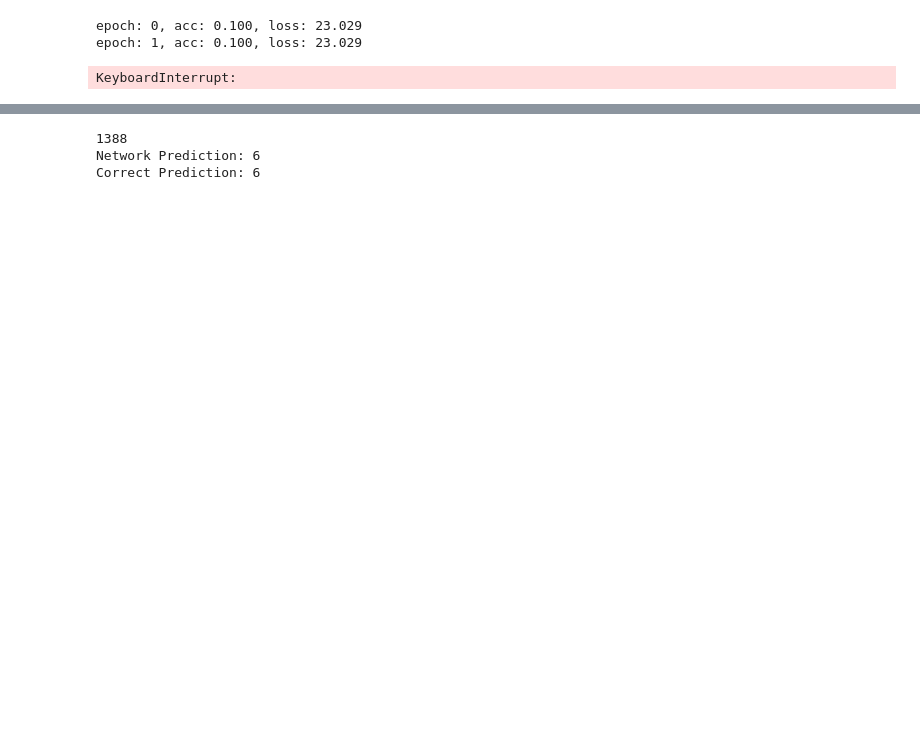
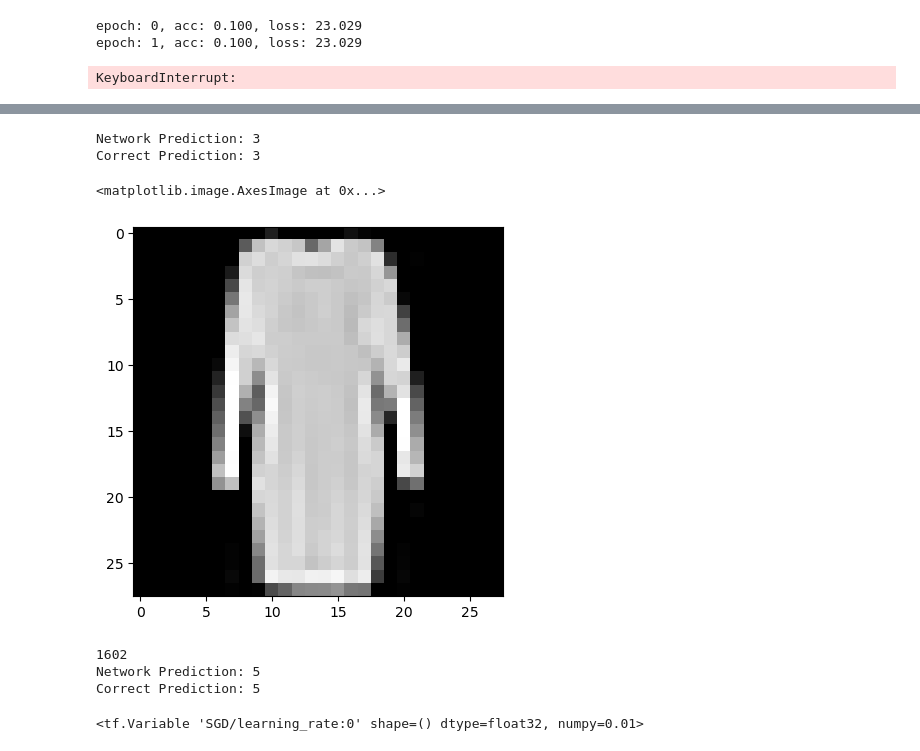
Before and after one commit to TENBrnak/CNNs_from_scratch, a Jupyter notebook: seminarka.ipynb, the cells around one changed output, grey strips where cells are left out. Cells and saved outputs as stored; diff of their text form; code cells hidden in the pictures; blank space fills up the shorter version.

Commit message:
dense model for fashion mnist

```diff
--- a/seminarka.ipynb
+++ b/seminarka.ipynb
@@ -235,7 +236,7 @@ class Network:
 # %%
 x, num_inputs = read_mnist_images('mnist/train-images.idx3-ubyte')
 x = x.reshape((-1, 1, 28, 28))
-x = x / 255.
+x = x.reshape(-1, 784) / 255.
 y = one_hot_encode(read_mnist_labels('mnist/train-labels.idx1-ubyte'), 10)
 # %%
 network1 = Network([
@@ -293,5 +293,5 @@ count/10000
 # %%
 x_fashion, num_inputs_fashion = read_mnist_images('fashion_mnist/train-images-idx3-ubyte')
 x_fashion = x.reshape((-1, 1, 28, 28))
-x_fashion = x_fashion / 255.
+x_fashion = x_fashion.reshape(-1, 784) / 255.
 y_fashion = one_hot_encode(read_mnist_labels('fashion_mnist/train-labels-idx1-ubyte'), 10)
@@ -364,8 +298,3 @@ Correct Prediction: 6
-# %%
-x_fashion, num_inputs_fashion = read_mnist_images('fashion_mnist/train-images-idx3-ubyte')
-x_fashion = x.reshape((-1, 1, 28, 28))
-x_fashion = x_fashion / 255.
-y_fashion = one_hot_encode(read_mnist_labels('fashion_mnist/train-labels-idx1-ubyte'), 10)
 # %%
 network = Network([
     LayerConvolutional(3, 1, 3),
@@ -411,0 +321,14 @@ array([[-7.07162184e-05, -7.07162184e-05, -7.07162184e-05,
+# %%
+network = Network([
+    LayerDense(784, 10),
+    ActivationReLU(),
+    LayerDense(10, 10),
+    ActivationReLU(),
+    LayerDense(10, 10),
+    ActivationSoftmaxLossCategoricalCrossentropy()
+], OptimizerSGD(learning_rate=0.01))
+
+epochs = 100
+batch_size = 10
+
+network.train(x_fashion, y_fashion, epochs, batch_size)
@@ -412,9 +353,23 @@ array([[-7.07162184e-05, -7.07162184e-05, -7.07162184e-05,
+# %%
+test_sample_num = 301
+x_test, num_inputs = read_mnist_images('fashion_mnist/t10k-images-idx3-ubyte')
+x_test_flat = x_test.reshape(-1, 784) / 255.
+y_test = one_hot_encode(read_mnist_labels('fashion_mnist/t10k-labels-idx1-ubyte'), 10)
+network.forward_propagation(x_test_flat[test_sample_num:test_sample_num+1, :], y_test)
+print(f'Network Prediction: {np.argmax(network.layers[-1].output)}')
+print(f'Correct Prediction: {np.argmax(y_test[test_sample_num])}')
+plt.imshow(x_test[test_sample_num], cmap='gray')
+# %% [output]
+Network Prediction: 3
+Correct Prediction: 3
+<matplotlib.image.AxesImage at 0x...>
+[figure, added]
 # %%
 count = 0
 for test_sample_num in range(10000):
-    x_test, num_inputs = read_mnist_images('mnist/t10k-images.idx3-ubyte')
-    x_test_flat = x_test.reshape(-1, 1, 28, 28) / 255.
-    y_test = one_hot_encode(read_mnist_labels('mnist/t10k-labels.idx1-ubyte'), 10)
+    x_test, num_inputs = read_mnist_images('fashion_mnist/t10k-images-idx3-ubyte')
+    x_test_flat = x_test.reshape(-1, 784) / 255.
+    y_test = one_hot_encode(read_mnist_labels('fashion_mnist/t10k-labels-idx1-ubyte'), 10)
     network.forward_propagation(x_test_flat[test_sample_num:test_sample_num+1, :], y_test)
     pred = np.argmax(network.layers[-1].output)
     correct = np.argmax(y_test[test_sample_num])
@@ -425,6 +380,6 @@ print(f'Network Prediction: {pred}')
 print(f'Correct Prediction: {correct}')
 #plt.imshow(x_test[test_sample_num], cmap='gray')
 # %% [output]
-1388
-Network Prediction: 6
-Correct Prediction: 6
+1602
+Network Prediction: 5
+Correct Prediction: 5
@@ -430,0 +392,4 @@ Correct Prediction: 6
+# %%
+print(model.optimizer.learning_rate.value)
+# %% [output]
+<tf.Variable 'SGD/learning_rate:0' shape=() dtype=float32, numpy=0.01>
```
Also changed, not shown: parts of 13 cells of this notebook.
